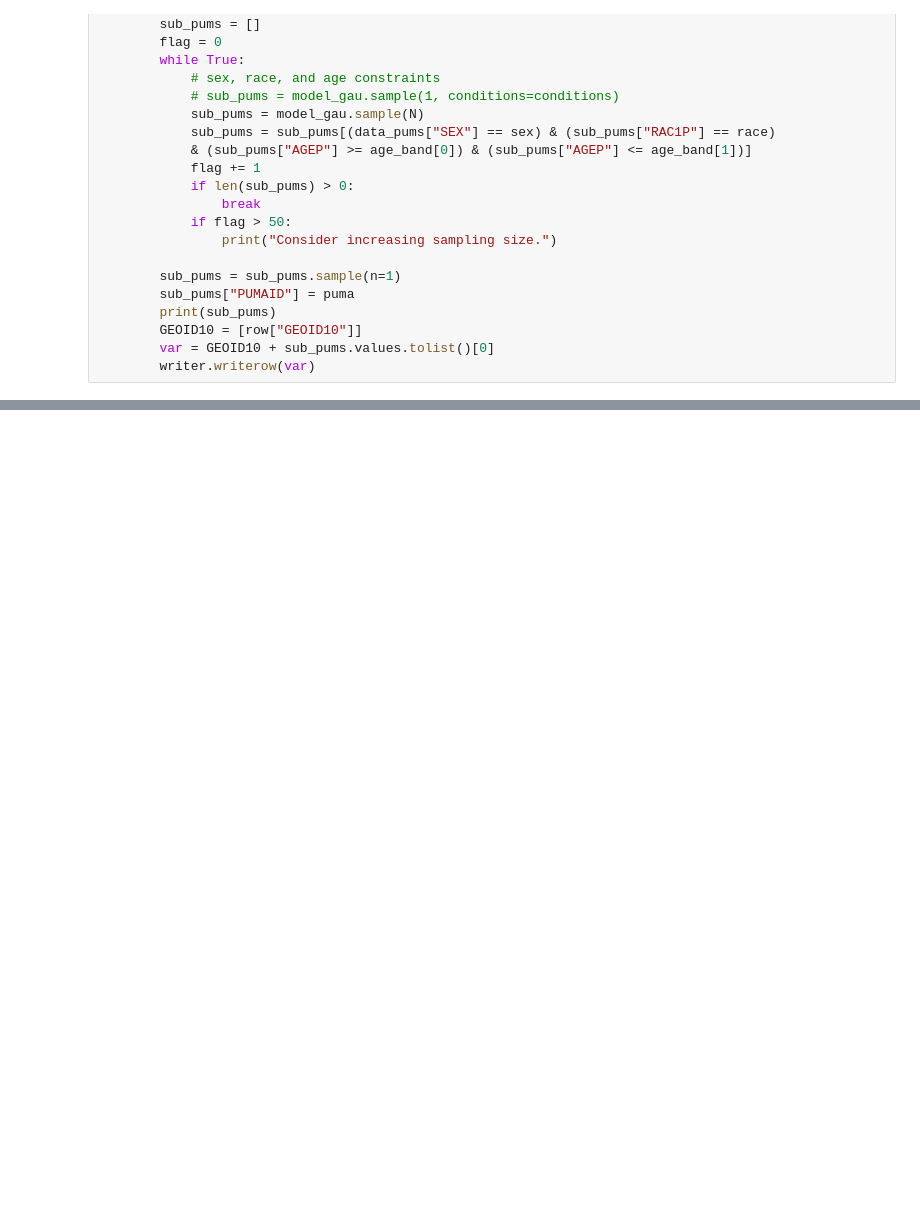
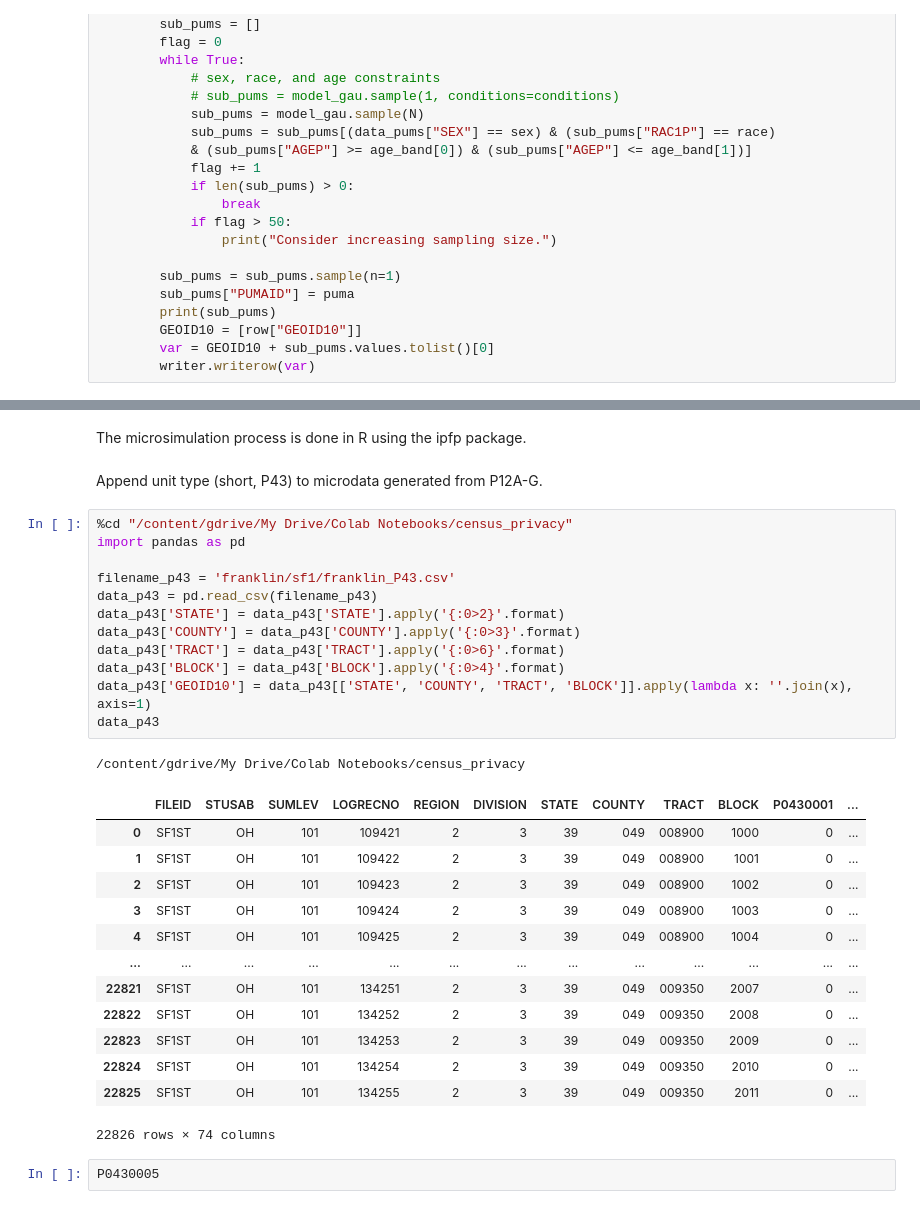
Before and after one commit to linyuehzzz/tda-eval, a Jupyter notebook: franklin_microsim.ipynb, the cells around one changed output, grey strips where cells are left out. Saved outputs shown, nothing was run; the diff lists cells and outputs as text; blank space fills up the shorter version.

```diff
--- a/franklin_microsim.ipynb
+++ b/franklin_microsim.ipynb
@@ -287,0 +601,33 @@ with open(output, 'w', newline='') as csvfile:
+# %% [markdown]
+The microsimulation process is done in R using the ipfp package.
+# %% [markdown]
+Append unit type (short, P43) to microdata generated from P12A-G.
+# %%
+%cd "/content/gdrive/My Drive/Colab Notebooks/census_privacy"
+import pandas as pd
+
+filename_p43 = 'franklin/sf1/franklin_P43.csv'
+data_p43 = pd.read_csv(filename_p43)
+data_p43['STATE'] = data_p43['STATE'].apply('{:0>2}'.format)
+data_p43['COUNTY'] = data_p43['COUNTY'].apply('{:0>3}'.format)
+data_p43['TRACT'] = data_p43['TRACT'].apply('{:0>6}'.format)
+data_p43['BLOCK'] = data_p43['BLOCK'].apply('{:0>4}'.format)
+data_p43['GEOID10'] = data_p43[['STATE', 'COUNTY', 'TRACT', 'BLOCK']].apply(lambda x: ''.join(x), axis=1)
+data_p43
+# %% [output]
+/content/gdrive/My Drive/Colab Notebooks/census_privacy
+|  | FILEID | STUSAB | SUMLEV | LOGRECNO | REGION | DIVISION | STATE | COUNTY | TRACT | BLOCK | P0430001 | ... |
+| 0 | SF1ST | OH | 101 | 109421 | 2 | 3 | 39 | 049 | 008900 | 1000 | 0 | ... |
+| 1 | SF1ST | OH | 101 | 109422 | 2 | 3 | 39 | 049 | 008900 | 1001 | 0 | ... |
+| 2 | SF1ST | OH | 101 | 109423 | 2 | 3 | 39 | 049 | 008900 | 1002 | 0 | ... |
+| 3 | SF1ST | OH | 101 | 109424 | 2 | 3 | 39 | 049 | 008900 | 1003 | 0 | ... |
+| 4 | SF1ST | OH | 101 | 109425 | 2 | 3 | 39 | 049 | 008900 | 1004 | 0 | ... |
+| ... | ... | ... | ... | ... | ... | ... | ... | ... | ... | ... | ... | ... |
+| 22821 | SF1ST | OH | 101 | 134251 | 2 | 3 | 39 | 049 | 009350 | 2007 | 0 | ... |
+| 22822 | SF1ST | OH | 101 | 134252 | 2 | 3 | 39 | 049 | 009350 | 2008 | 0 | ... |
+| 22823 | SF1ST | OH | 101 | 134253 | 2 | 3 | 39 | 049 | 009350 | 2009 | 0 | ... |
+| 22824 | SF1ST | OH | 101 | 134254 | 2 | 3 | 39 | 049 | 009350 | 2010 | 0 | ... |
+| 22825 | SF1ST | OH | 101 | 134255 | 2 | 3 | 39 | 049 | 009350 | 2011 | 0 | ... |
+22826 rows × 74 columns
+# %%
+P0430005
```
Also changed, not shown: parts of 11 cells of this notebook.
